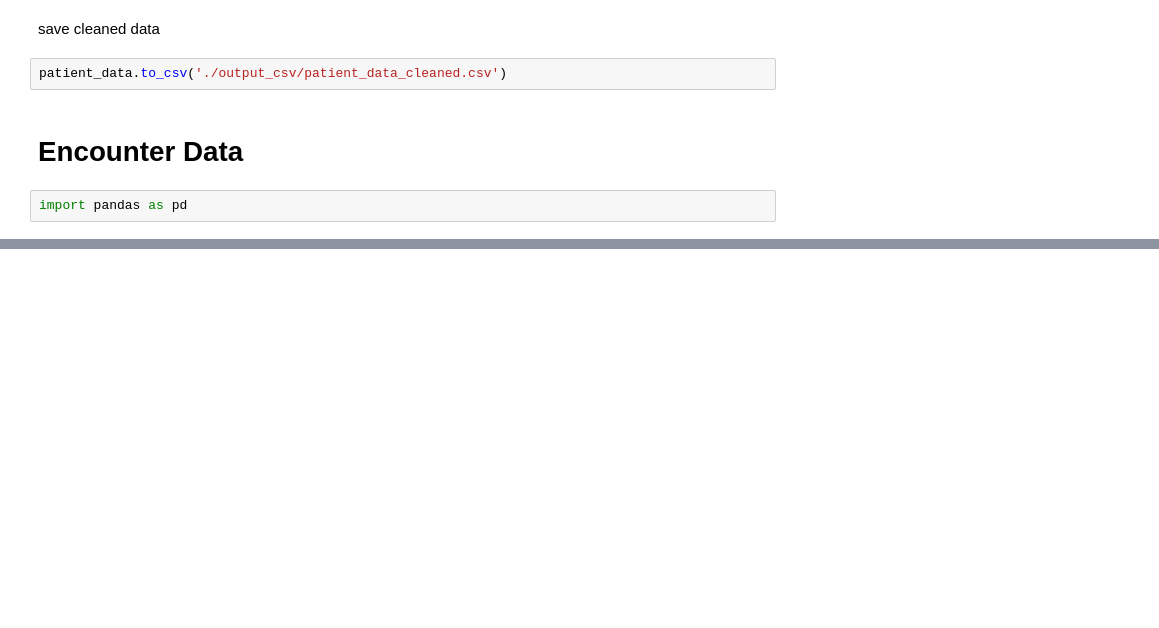
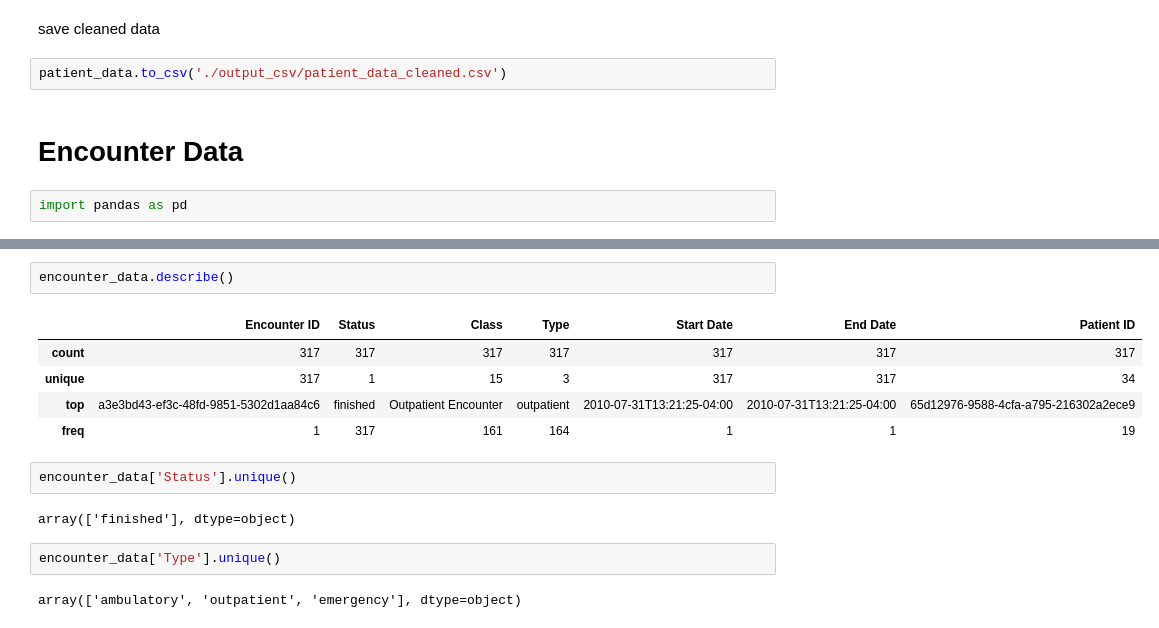
Before and after one commit to nischalmainali21/python_image_task, a Jupyter notebook: health_task/json_to_csv.ipynb, the cells around one changed output, grey strips where cells are left out. Drawn from its saved outputs; the diff is of its cells as text; blank space fills up the shorter version.

```diff
--- a/health_task/json_to_csv.ipynb
+++ b/health_task/json_to_csv.ipynb
@@ -496,0 +656,16 @@ import pandas as pd
+# %%
+encounter_data.describe()
+# %% [output]
+|  | Encounter ID | Status | Class | Type | Start Date | End Date | Patient ID |
+| count | 317 | 317 | 317 | 317 | 317 | 317 | 317 |
+| unique | 317 | 1 | 15 | 3 | 317 | 317 | 34 |
+| top | a3e3bd43-ef3c-48fd-9851-5302d1aa84c6 | finished | Outpatient Encounter | outpatient | 2010-07-31T13:21:25-04:00 | 2010-07-31T13:21:25-04:00 | 65d12976-9588-4cfa-a795-216302a2ece9 |
+| freq | 1 | 317 | 161 | 164 | 1 | 1 | 19 |
+# %%
+encounter_data['Status'].unique()
+# %% [output]
+array(['finished'], dtype=object)
+# %%
+encounter_data['Type'].unique()
+# %% [output]
+array(['ambulatory', 'outpatient', 'emergency'], dtype=object)
```
Also changed, not shown: parts of 26 cells of this notebook, 2 other files.
